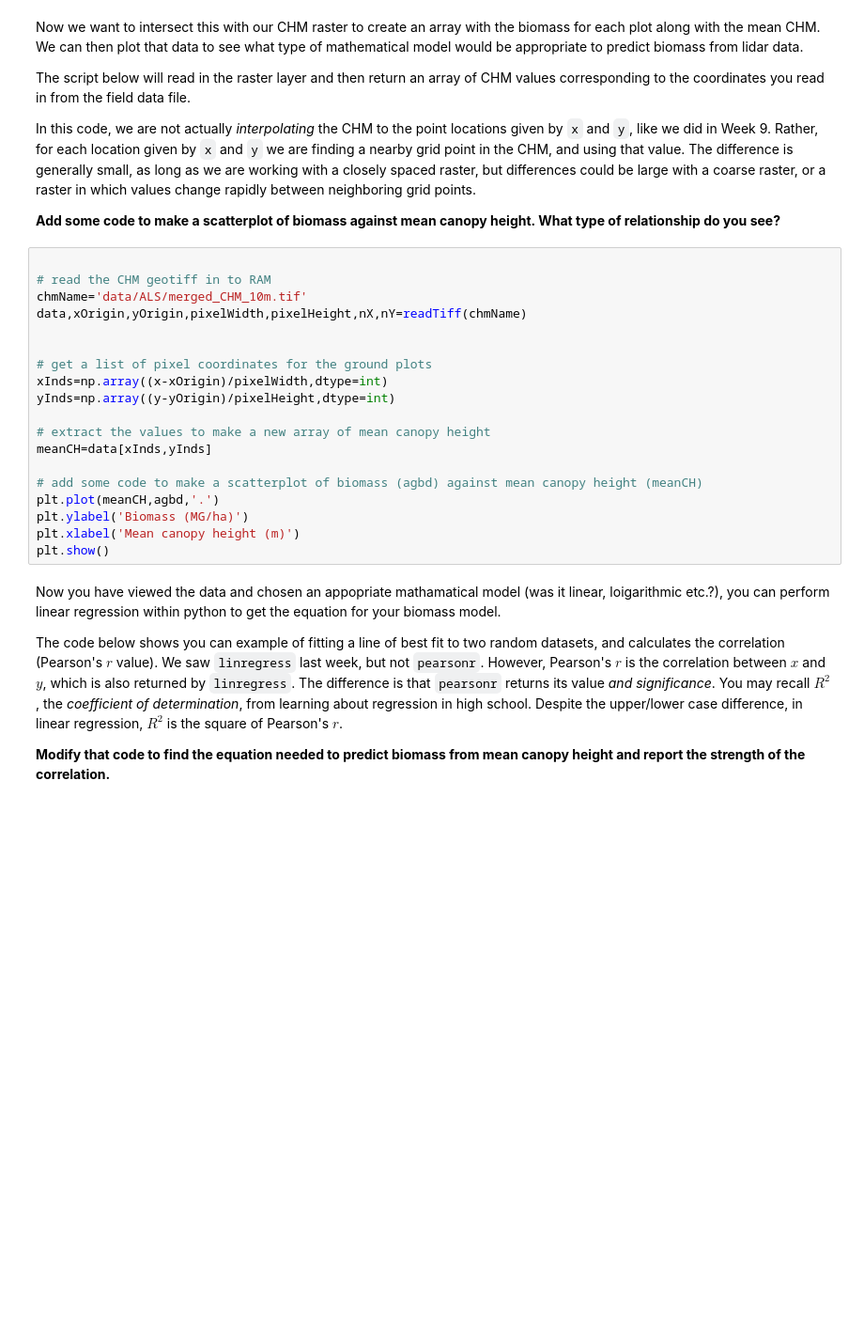
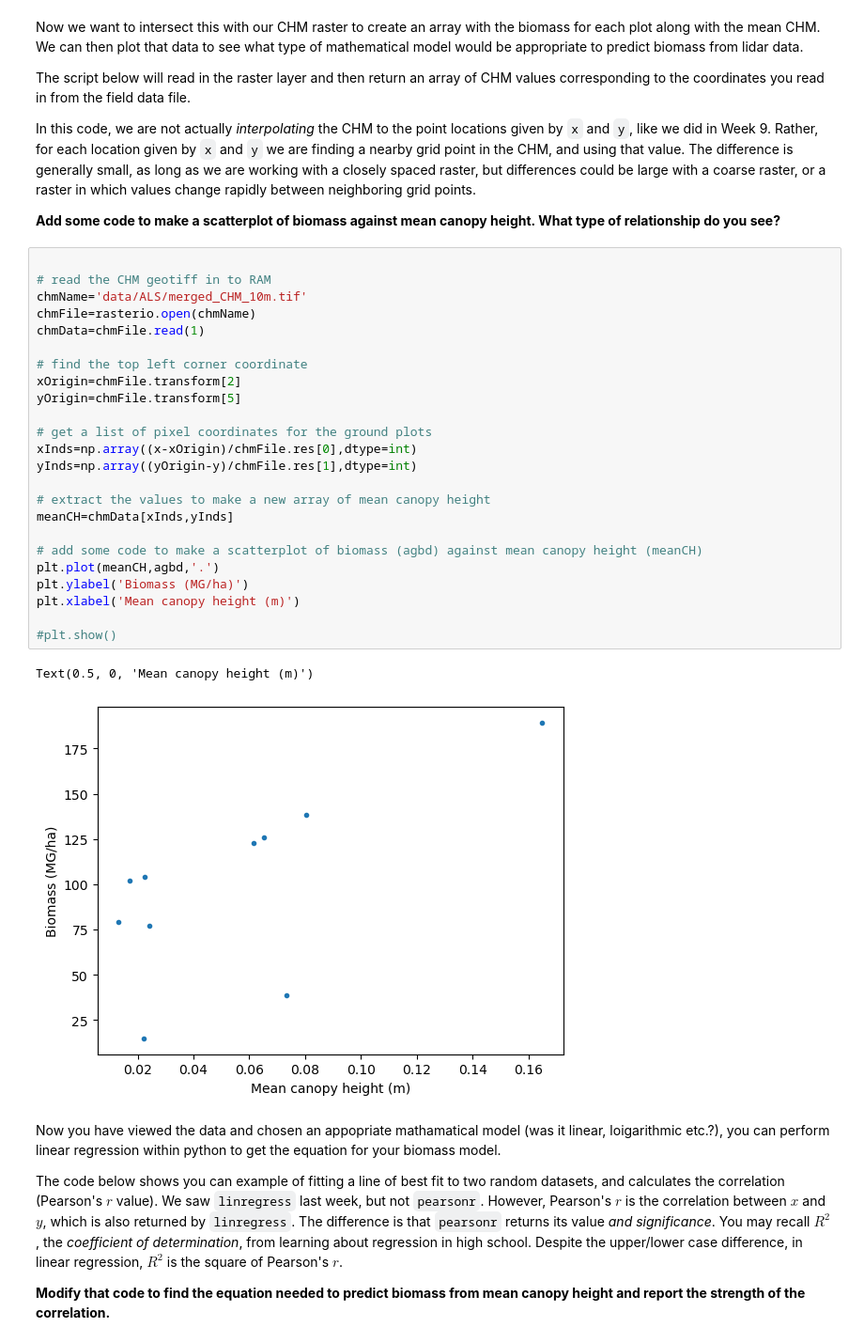
Before and after one commit to edinburgh-university-OOSA/pprs_programming_answers, a Jupyter notebook: batch_process_answers.ipynb, the cells around one changed output. Shown at 94% size. Drawn from its saved outputs; the diff is of its cells as text; blank space fills up the shorter version.

```diff
--- a/batch_process_answers.ipynb
+++ b/batch_process_answers.ipynb
@@ -415,22 +457,30 @@ In this code, we are not actually *interpolating* the CHM to the point locations
 # %%
 
 # read the CHM geotiff in to RAM
 chmName='data/ALS/merged_CHM_10m.tif'
-data,xOrigin,yOrigin,pixelWidth,pixelHeight,nX,nY=readTiff(chmName)
+chmFile=rasterio.open(chmName)
+chmData=chmFile.read(1)
 
+# find the top left corner coordinate
+xOrigin=chmFile.transform[2]
+yOrigin=chmFile.transform[5]
 
 # get a list of pixel coordinates for the ground plots
-xInds=np.array((x-xOrigin)/pixelWidth,dtype=int)
-yInds=np.array((y-yOrigin)/pixelHeight,dtype=int)
+xInds=np.array((x-xOrigin)/chmFile.res[0],dtype=int)
+yInds=np.array((yOrigin-y)/chmFile.res[1],dtype=int)
 
 # extract the values to make a new array of mean canopy height
-meanCH=data[xInds,yInds]
+meanCH=chmData[xInds,yInds]
 
 # add some code to make a scatterplot of biomass (agbd) against mean canopy height (meanCH)
 plt.plot(meanCH,agbd,'.')
 plt.ylabel('Biomass (MG/ha)')
 plt.xlabel('Mean canopy height (m)')
-plt.show()
+
+#plt.show()
+# %% [output]
+Text(0.5, 0, 'Mean canopy height (m)')
+[figure, added]
 # %% [markdown]
 Now you have viewed the data and chosen an appopriate mathamatical model (was it linear, loigarithmic etc.?), you can perform linear regression within python to get the equation for your biomass model.
 
```
Also changed, not shown: parts of 10 cells of this notebook.
